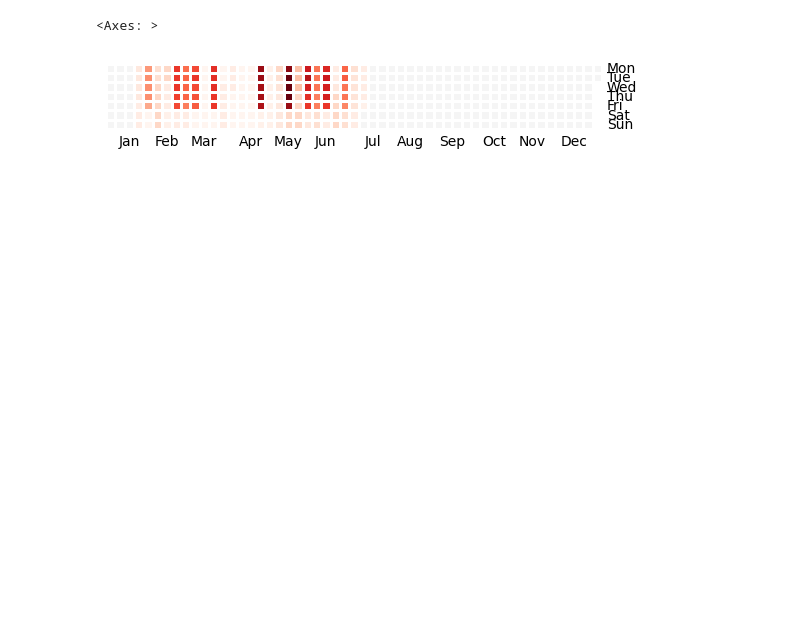
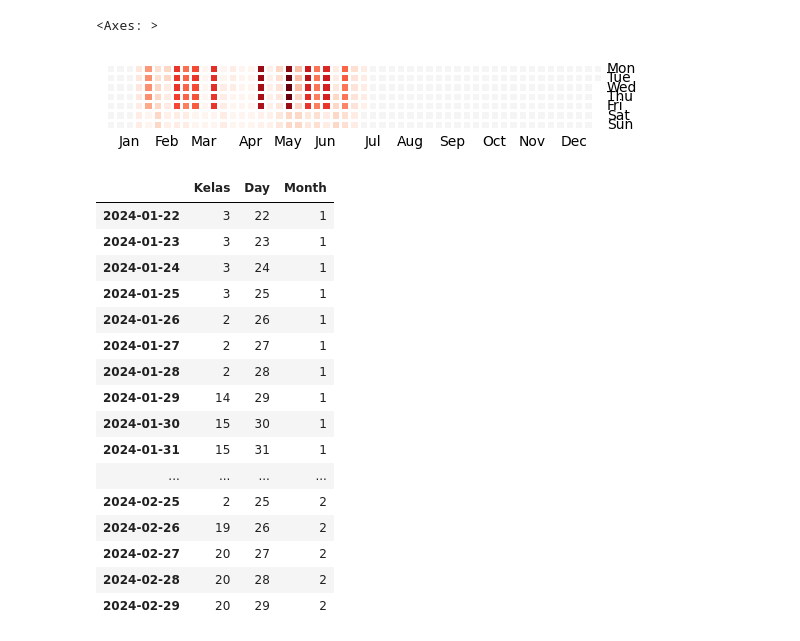
Before and after one commit to teduhafr/coba_spreadsheet, a Jupyter notebook: visualisasi_data.ipynb, the cells around one changed output. Drawn from its saved outputs; the diff is of its cells as text; code cells hidden in the pictures; blank space fills up the shorter version.

```diff
--- a/visualisasi_data.ipynb
+++ b/visualisasi_data.ipynb
@@ -100,3 +81,27 @@ calmap.yearplot(heatmap_data['Kelas'], year=2024)
 # %% [output]
 <Axes: >
 [figure]
+# %%
+#untuk memilih bulan - bulan tertentu
+bulan_tes = [1,2]
+filterbulan = heatmap_data[heatmap_data['Month'].isin(bulan_tes)]
+# %%
+filterbulan
+# %% [output]
+|  | Kelas | Day | Month |
+| 2024-01-22 | 3 | 22 | 1 |
+| 2024-01-23 | 3 | 23 | 1 |
+| 2024-01-24 | 3 | 24 | 1 |
+| 2024-01-25 | 3 | 25 | 1 |
+| 2024-01-26 | 2 | 26 | 1 |
+| 2024-01-27 | 2 | 27 | 1 |
+| 2024-01-28 | 2 | 28 | 1 |
+| 2024-01-29 | 14 | 29 | 1 |
+| 2024-01-30 | 15 | 30 | 1 |
+| 2024-01-31 | 15 | 31 | 1 |
+| ... | ... | ... | ... |
+| 2024-02-25 | 2 | 25 | 2 |
+| 2024-02-26 | 19 | 26 | 2 |
+| 2024-02-27 | 20 | 27 | 2 |
+| 2024-02-28 | 20 | 28 | 2 |
+| 2024-02-29 | 20 | 29 | 2 |
```
Also changed, not shown: parts of 3 cells of this notebook, 3 other files.
